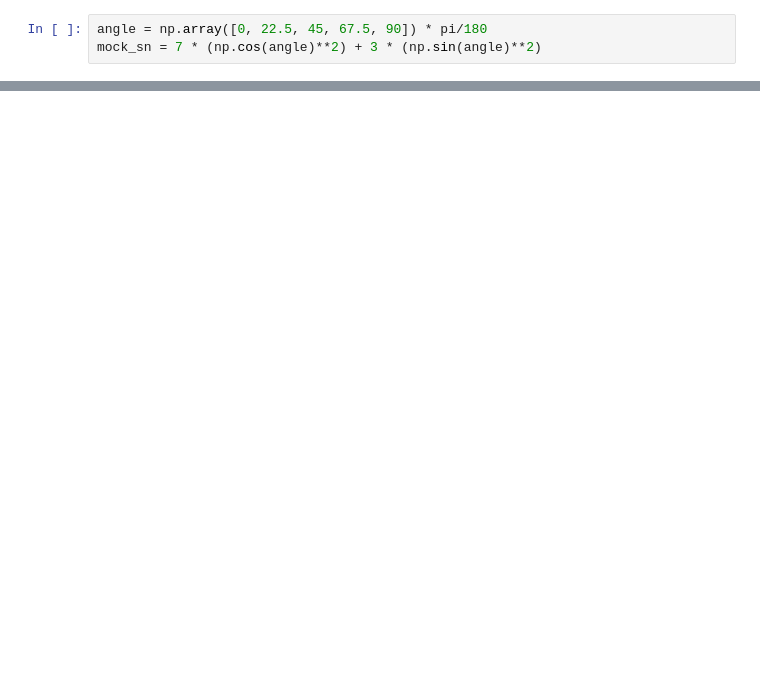
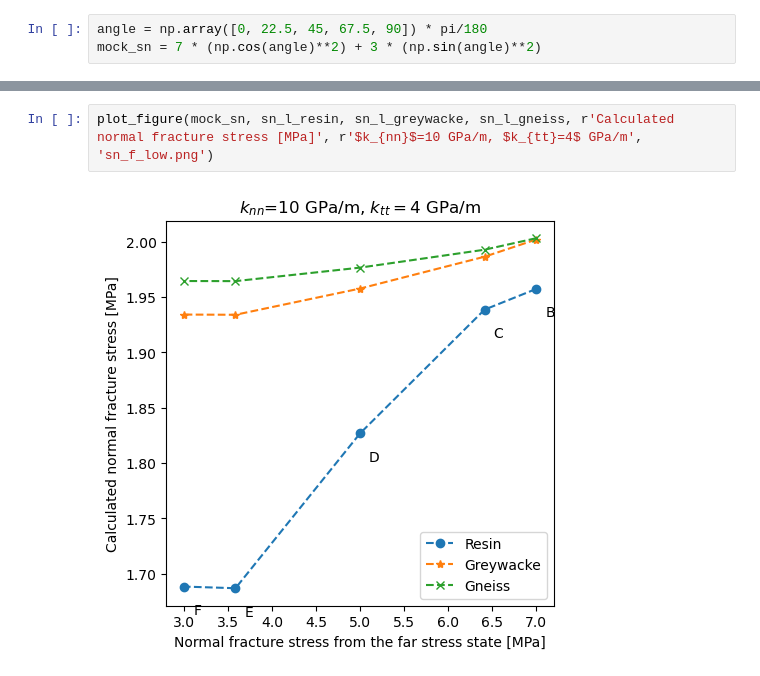
Before and after one commit to wenqing/GreatCell_benchmark, a Jupyter notebook: 3D_HM/GreatCellHM2.ipynb, the cells around one changed output, grey strips where cells are left out. Drawn from its saved outputs; the diff is of its cells as text; blank space fills up the shorter version.

```diff
--- a/3D_HM/GreatCellHM2.ipynb
+++ b/3D_HM/GreatCellHM2.ipynb
@@ -131,0 +164,4 @@ plt.show()
+# %%
+plot_figure(mock_sn, sn_l_resin, sn_l_greywacke, sn_l_gneiss, r'Calculated normal fracture stress [MPa]', r'$k_{nn}$=10 GPa/m, $k_{tt}=4$ GPa/m', 'sn_f_low.png')
+# %% [output]
+[figure, added]
```
Also changed, not shown: parts of 9 cells of this notebook.
